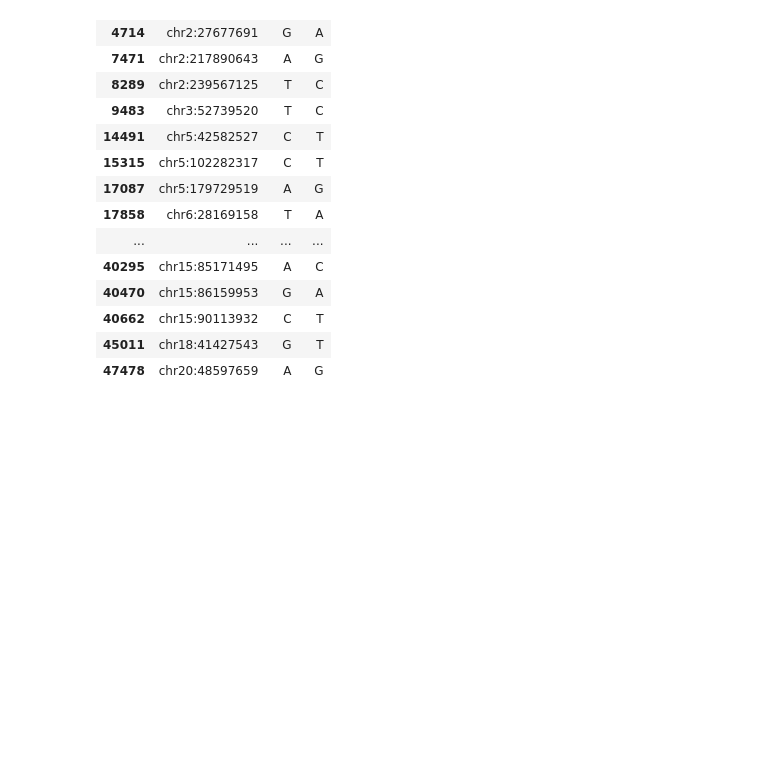
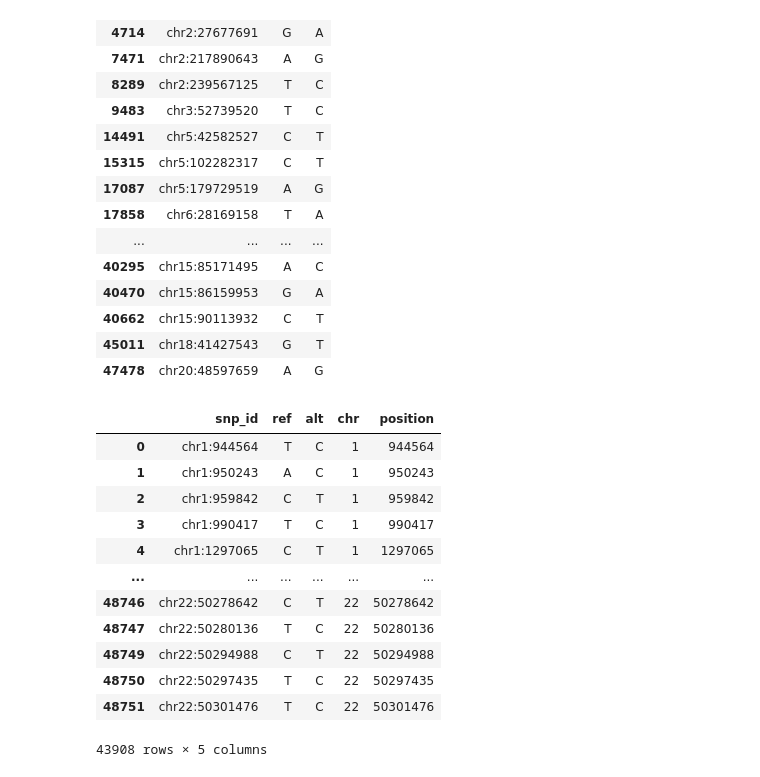
Before and after one commit to hamidrezaafraz/Intro-to-Bioinformatics, a Jupyter notebook: notebooks/genome_wide_association_study.ipynb, the cells around one changed output. Saved outputs shown, nothing was run; the diff lists cells and outputs as text; code cells hidden in the pictures; blank space fills up the shorter version.

```diff
--- a/notebooks/genome_wide_association_study.ipynb
+++ b/notebooks/genome_wide_association_study.ipynb
@@ -148,0 +153,16 @@ filtered_snp_info[p_values_bonf <= 0.05]
+# %%
+filtered_snp_info
+# %% [output]
+|  | snp_id | ref | alt | chr | position |
+| 0 | chr1:944564 | T | C | 1 | 944564 |
+| 1 | chr1:950243 | A | C | 1 | 950243 |
+| 2 | chr1:959842 | C | T | 1 | 959842 |
+| 3 | chr1:990417 | T | C | 1 | 990417 |
+| 4 | chr1:1297065 | C | T | 1 | 1297065 |
+| ... | ... | ... | ... | ... | ... |
+| 48746 | chr22:50278642 | C | T | 22 | 50278642 |
+| 48747 | chr22:50280136 | T | C | 22 | 50280136 |
+| 48749 | chr22:50294988 | C | T | 22 | 50294988 |
+| 48750 | chr22:50297435 | T | C | 22 | 50297435 |
+| 48751 | chr22:50301476 | T | C | 22 | 50301476 |
+43908 rows × 5 columns
```
Also changed, not shown: parts of 4 cells of this notebook.
